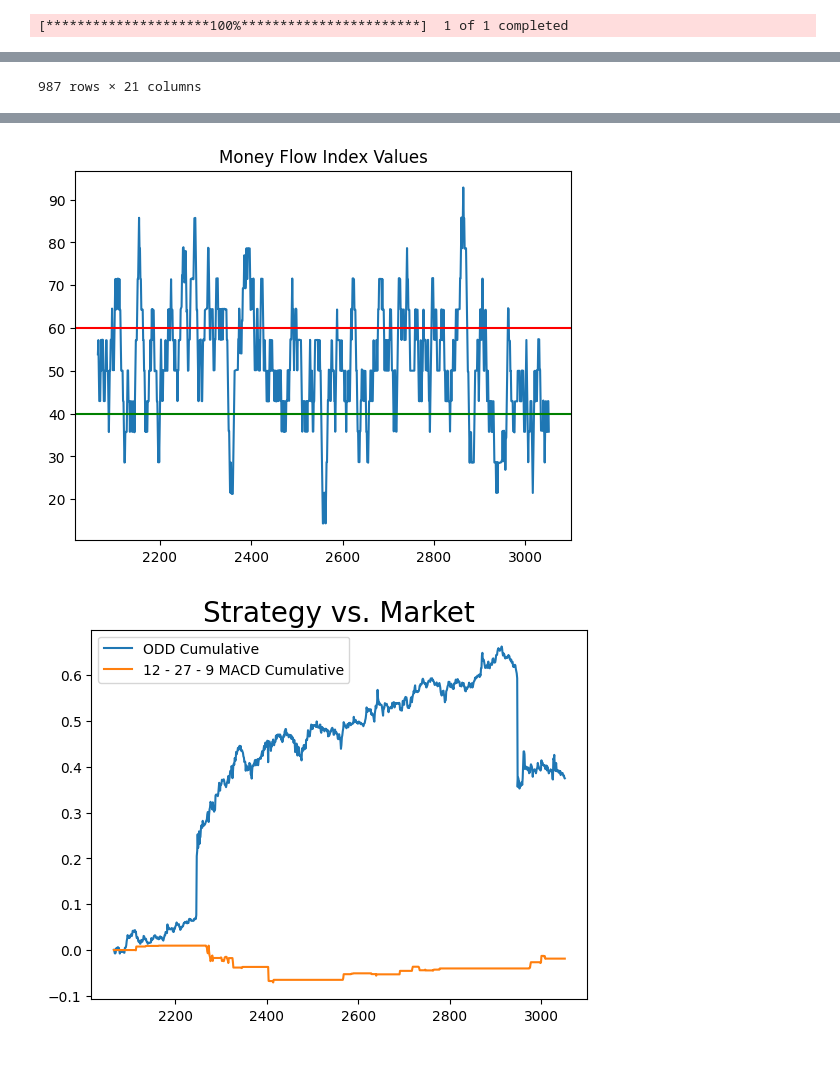
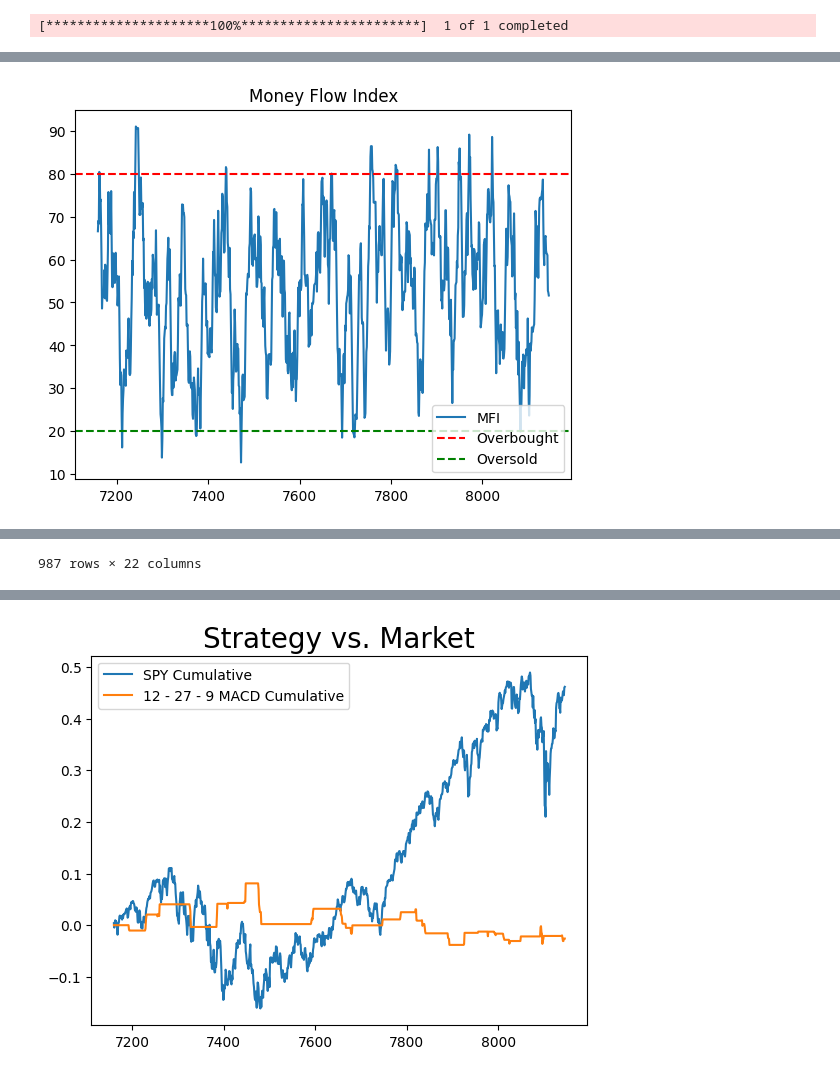
Before and after one commit to franciskamande-ai/MODELS, a Jupyter notebook: MACD_MFI.ipynb, the cells around one changed output, grey strips where cells are left out. Drawn from its saved outputs; the diff is of its cells as text; code cells hidden in the pictures.

```diff
--- a/MACD_MFI.ipynb
+++ b/MACD_MFI.ipynb
@@ -4,8 +4,8 @@ import yfinance as yf
 import pandas as pd
 import numpy as np
 # %%
-TICKER = 'ODD'
-INTERVAL='5m'
+TICKER = 'SPY'
+INTERVAL='1d'
 
 # set period based on interval
 if INTERVAL == '1h':
@@ -62,28 +62,35 @@ def add_MACD_strategy(df):
     df['MACD_Strategy'] = df['MACD_Strategy'].shift(1)
     return df
 
-def add_MFI(df, length=MFI_LENGTH):
+def add_MFI(df, length=14, overbought=80, oversold=20):
+    df = df.copy()
 
-    df['Average_Price'] = (df['High'] + df['Low'] + df['Close']) / 3
-    df['Money_Flow'] = df['Volume'] * df['Average_Price']
+    # Step 1: Calculate typical price
+    df['Typical_Price'] = (df['High'] + df['Low'] + df['Close']) / 3
 
-    # initialize empty flows
-    df['Pos_Flow'] = 0
-    df['Neg_Flow'] = 0
+    # Step 2: Calculate raw money flow
+    df['Raw_Money_Flow'] = df['Typical_Price'] * df['Volume']
 
-    df['Pos_Flow'] = np.where(df['Average_Price'].diff() > 0, df['Average_Price'], 0)
-    df['Neg_Flow'] = np.where(df['Average_Price'].diff() < 0, df['Average_Price'], 0)
+    # Step 3: Classify positive/negative money flow
+    df['Price_Change'] = df['Typical_Price'].diff()
 
-    mfr = df['Pos_Flow'].rolling(length).sum() / df['Neg_Flow'].rolling(length).sum()
+    df['Pos_Flow'] = np.where(df['Price_Change'] > 0, df['Raw_Money_Flow'], 0)
+    df['Neg_Flow'] = np.where(df['Price_Change'] < 0, df['Raw_Money_Flow'], 0)
 
-    # add money flow column
+    # Step 4: Money Flow Ratio and MFI
+    pos_sum = df['Pos_Flow'].rolling(window=length).sum()
+    neg_sum = df['Neg_Flow'].rolling(window=length).sum()
+    mfr = pos_sum / neg_sum
     df['MFI'] = 100 - (100 / (1 + mfr))
 
+    # Step 5: Plot
     plt.figure()
-    plt.plot(df['MFI'])
-    plt.axhline(OVERBOUGHT, color='red')
-    plt.axhline(OVERSOLD, color='green')
-    plt.title('Money Flow Index Values');
+    plt.plot(df['MFI'], label='MFI')
+    plt.axhline(overbought, color='red', linestyle='--', label='Overbought')
+    plt.axhline(oversold, color='green', linestyle='--', label='Oversold')
+    plt.title('Money Flow Index')
+    plt.legend()
+    plt.show()
 
     return df.dropna()
 
@@ -138 +146,2 @@ df
+[figure, new version]
 | Price | Close | High | Low | Open | Volume | 12_ema | 27_ema | MACD | Signal | MACD_hist | ... | ... |
@@ -150 +159 @@ df
-987 rows × 21 columns
+987 rows × 22 columns
@@ -152,2 +160 @@ df
-[figure, old version]
-[figure, old version]
+[figure, new version]
```
Also changed, not shown: parts of 1 cell of this notebook, 5 other files.
